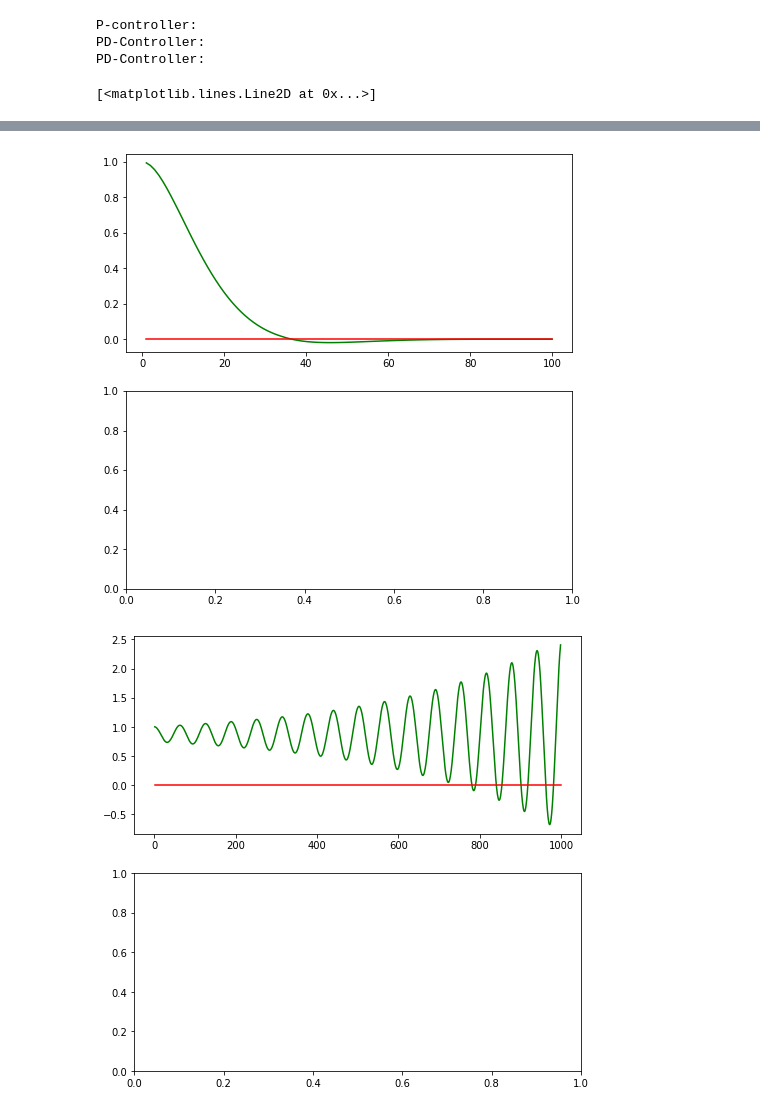
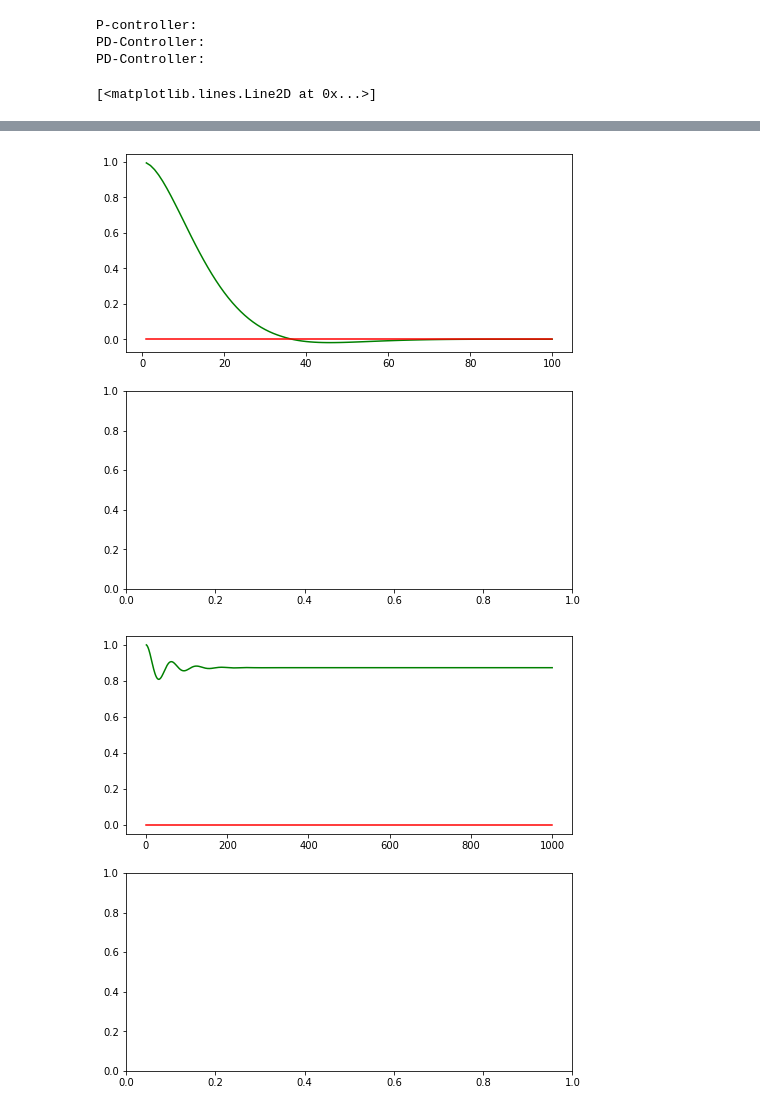
Before and after one commit to archie1983/CS373_AI_for_robotics_Udacity, a Jupyter notebook: Lesson5-Robot_Motion_Control/quizzes/PID-Control.ipynb, the cells around one changed output, grey strips where cells are left out. Cells and saved outputs as stored; diff of their text form; code cells hidden in the pictures.

Commit message:
Trying out PD-controller with tau_d non-zero and observing that oscillation is fixed, but offset still remains due to the drift in the steering system of the car.

```diff
--- a/Lesson5-Robot_Motion_Control/quizzes/PID-Control.ipynb
+++ b/Lesson5-Robot_Motion_Control/quizzes/PID-Control.ipynb
@@ -156,33 +156,37 @@ ax1.plot(x_trajectory, y_trajectory, 'g', label='P controller')
 ax1.plot(x_trajectory, np.zeros(n), 'r', label='reference')
 
 # AE: Now let's try out PD-controller output
 robot = Robot()
 robot.set(0.0, 1.0, 0.0)
 x_trajectory, y_trajectory = run_pd(robot, 0.2, 3.0)
 n = len(x_trajectory)
 
 fig, (ax1, ax2) = plt.subplots(2, 1, figsize=(8, 8))
 print("PD-Controller:")
 ax1.plot(x_trajectory, y_trajectory, 'g', label='PD controller')
 ax1.plot(x_trajectory, np.zeros(n), 'r', label='reference')
 
 # AE: Now let's try out PD-controller output with steering drift (10 degree misalignment of front wheels of the car.)
-# AE: and we'll turn it into a P-controller actually (setting tau_d = 0)
+# AE: and we'll turn it into a P-controller actually (setting tau_d = 0): That' makes it oscillate like before, but this
+# AE: time with an offset.
+# AE:
+# AE: If we set the tau_d = 1, then we can see how the oscillation is fixed, but we still have the offset. Larger tau_d
+# AE: will further improve the oscillation, but offset will still be there due to the drift.
 robot = Robot()
 robot.set(0.0, 1.0, 0.0)
 robot.set_steering_drift(10.0 / 180.0 * np.pi)
-x_trajectory, y_trajectory = run_pd(robot, 0.2, 0., 1000)
+x_trajectory, y_trajectory = run_pd(robot, 0.2, 1., 1000)
 n = len(x_trajectory)
 
 fig, (ax1, ax2) = plt.subplots(2, 1, figsize=(8, 8))
 print("PD-Controller:")
 ax1.plot(x_trajectory, y_trajectory, 'g', label='PD controller')
 ax1.plot(x_trajectory, np.zeros(n), 'r', label='reference')
 # %% [output]
 P-controller:
 PD-Controller:
 PD-Controller:
 [<matplotlib.lines.Line2D at 0x...>]
 [figure]
 [figure]
-[figure, old version]
+[figure, new version]
```
